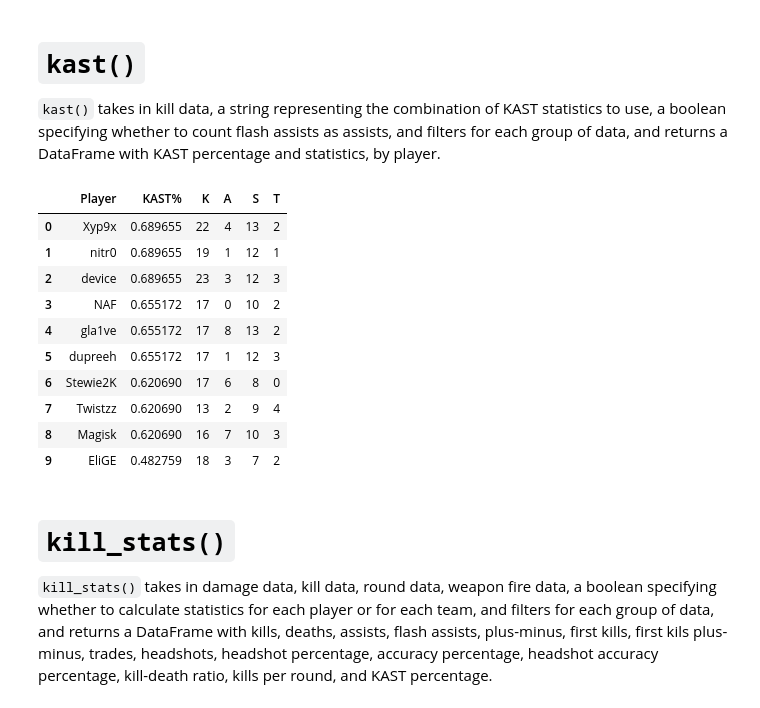
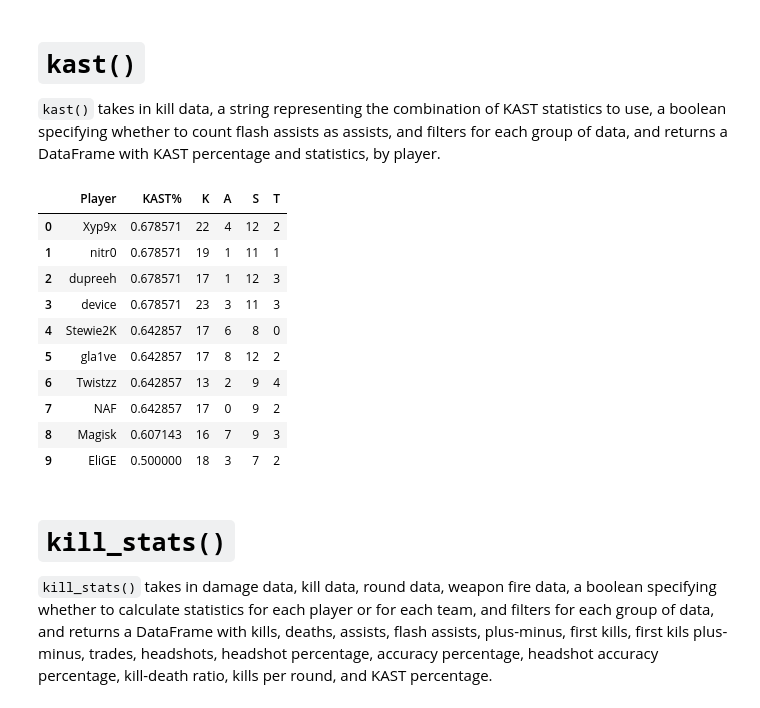
Before and after one commit to pnxenopoulos/awpy, a Jupyter notebook: examples/01_Basic_CSGO_Analysis.ipynb, the cells around one changed output. Saved outputs shown, nothing was run; the diff lists cells and outputs as text; code cells hidden in the pictures.

```diff
--- a/examples/01_Basic_CSGO_Analysis.ipynb
+++ b/examples/01_Basic_CSGO_Analysis.ipynb
@@ -14,10 +14,29 @@ from csgo.parser import DemoParser
 
 # Create the parser object.
 # Set log=True above if you want to produce a logfile for the parser.
-demo_parser = DemoParser(demofile = "astralis-vs-liquid-m2-nuke.dem",
-                         demo_id = "BLASTFinal2019", parse_rate=128)
+demo_parser = DemoParser(
+    demofile = "../../CSGO_Demofiles/astralis-vs-liquid-m2-nuke.dem",
+    demo_id = "AST-TL-BLAST2019`",
+    parse_rate=128,
+    trade_time=5,
+    buy_style="hltv"
+)
+# Parse the demofile, output results to a dictionary of dataframes.
+data_df = demo_parser.parse(return_type="df")
 
-# Parse the demofile, output results to a dictionary and a dataframe.
-data = demo_parser.parse()
-data_df = demo_parser.parse(return_type="df")
+# Clean the dataframes.
+def clean(df: pd.DataFrame) -> pd.DataFrame:
+        df_copy = df.copy()
+        df_copy = df_copy.loc[(df_copy["roundNum"]>3) & (df_copy["roundNum"]<32)].copy()
+        df_copy.reset_index(inplace=True, drop=True)
+        df_copy["roundNum"]=df_copy["roundNum"]-3
+        return df_copy
+
+bomb_data = clean(data_df["bombEvents"])
+damage_data = clean(data_df["damages"])
+flash_data = clean(data_df["flashes"])
+grenade_data = clean(data_df["grenades"])
+kill_data = clean(data_df["kills"])
+round_data = clean(data_df["rounds"])
+weapon_fire_data = clean(data_df["weaponFires"])
 # %% [output]
@@ -313,44 +332,44 @@ def kast(
             if "K" in kast_string.upper():
                 kast_counts[player][rd][0] = kast_data.iloc[rd]["Killers"].count(player)
                 kast_rounds[player][1] += kast_data.iloc[rd]["Killers"].count(player)
             if "A" in kast_string.upper():
                 kast_counts[player][rd][1] = kast_data.iloc[rd]["Assisters"].count(
                     player
                 )
                 kast_rounds[player][2] += kast_data.iloc[rd]["Assisters"].count(player)
             if "S" in kast_string.upper():
                 if player not in kast_data.iloc[rd]["Victims"]:
                     kast_counts[player][rd][2] = 1
                     kast_rounds[player][3] += 1
             if "T" in kast_string.upper():
                 kast_counts[player][rd][3] = kast_data.iloc[rd]["Traded"].count(player)
                 kast_rounds[player][4] += kast_data.iloc[rd]["Traded"].count(player)
     for player in kast_rounds:
         for rd in kast_counts[player]:
             if any(rd):
                 kast_rounds[player][0] += 1
         kast_rounds[player][0] /= len(kast_data)
     kast = pd.DataFrame.from_dict(kast_rounds, orient="index").reset_index()
     kast.columns = ["Player", f"{kast_string.upper()}%", "K", "A", "S", "T"]
     kast = kast[columns]
     kast.fillna(0, inplace=True)
     kast.sort_values(by=f"{kast_string.upper()}%", ascending=False, inplace=True)
     kast.reset_index(drop=True, inplace=True)
     return kast
 
-kast(data_df["kills"])
+kast(kill_data)
 # %% [output]
 |  | Player | KAST% | K | A | S | T |
-| 0 | Xyp9x | 0.689655 | 22 | 4 | 13 | 2 |
-| 1 | nitr0 | 0.689655 | 19 | 1 | 12 | 1 |
-| 2 | device | 0.689655 | 23 | 3 | 12 | 3 |
-| 3 | NAF | 0.655172 | 17 | 0 | 10 | 2 |
-| 4 | gla1ve | 0.655172 | 17 | 8 | 13 | 2 |
-| 5 | dupreeh | 0.655172 | 17 | 1 | 12 | 3 |
-| 6 | Stewie2K | 0.620690 | 17 | 6 | 8 | 0 |
-| 7 | Twistzz | 0.620690 | 13 | 2 | 9 | 4 |
-| 8 | Magisk | 0.620690 | 16 | 7 | 10 | 3 |
-| 9 | EliGE | 0.482759 | 18 | 3 | 7 | 2 |
+| 0 | Xyp9x | 0.678571 | 22 | 4 | 12 | 2 |
+| 1 | nitr0 | 0.678571 | 19 | 1 | 11 | 1 |
+| 2 | dupreeh | 0.678571 | 17 | 1 | 12 | 3 |
+| 3 | device | 0.678571 | 23 | 3 | 11 | 3 |
+| 4 | Stewie2K | 0.642857 | 17 | 6 | 8 | 0 |
+| 5 | gla1ve | 0.642857 | 17 | 8 | 12 | 2 |
+| 6 | Twistzz | 0.642857 | 13 | 2 | 9 | 4 |
+| 7 | NAF | 0.642857 | 17 | 0 | 9 | 2 |
+| 8 | Magisk | 0.607143 | 16 | 7 | 9 | 3 |
+| 9 | EliGE | 0.500000 | 18 | 3 | 7 | 2 |
 # %% [markdown]
 # `kill_stats()`
 `kill_stats()` takes in damage data, kill data, round data, weapon fire data, a boolean specifying whether to calculate statistics for each player or for each team, and filters for each group of data, and returns a DataFrame with kills, deaths, assists, flash assists, plus-minus, first kills, first kils plus-minus, trades, headshots, headshot percentage, accuracy percentage, headshot accuracy percentage, kill-death ratio, kills per round, and KAST percentage.
```
Also changed, not shown: parts of 19 cells of this notebook, 3 other files.
